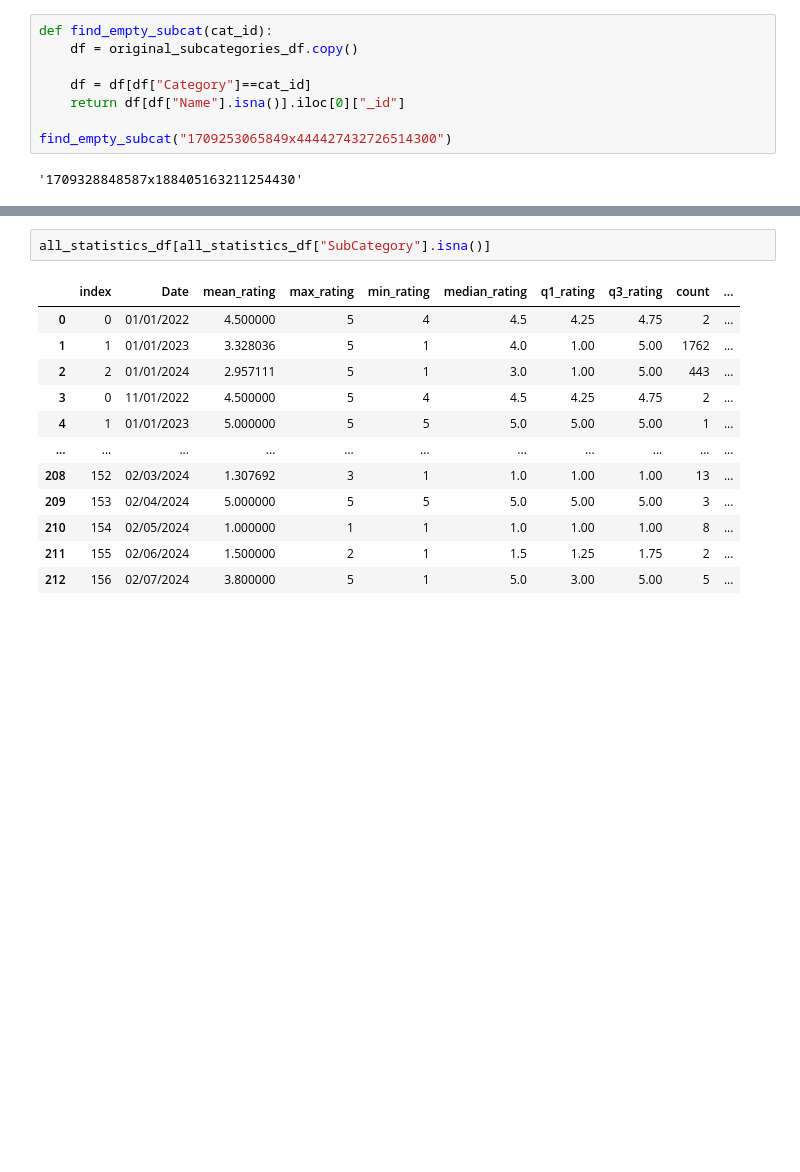
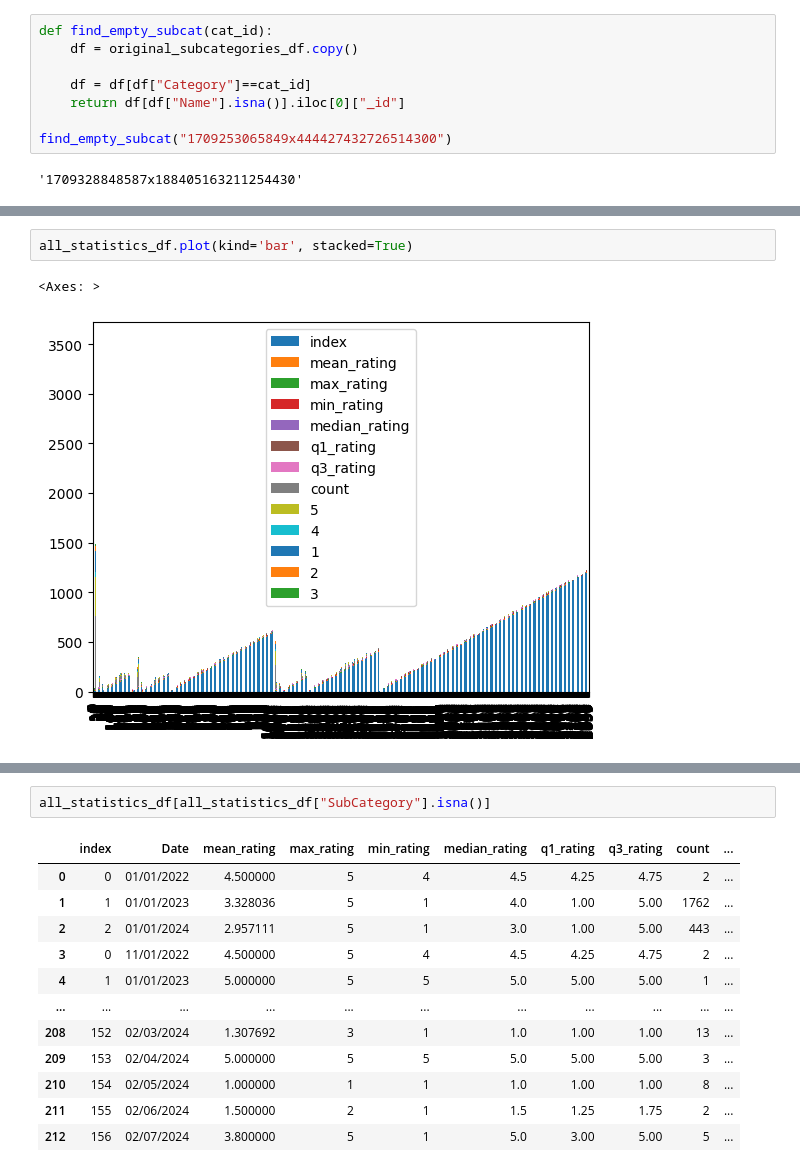
Before and after one commit to ArnaudGardille/Feedback-Analysis, a Jupyter notebook: insights_extraction_fr.ipynb, the cells around one changed output, grey strips where cells are left out. Cells and saved outputs as stored; diff of their text form; blank space fills up the shorter version.

```diff
--- a/insights_extraction_fr.ipynb
+++ b/insights_extraction_fr.ipynb
@@ -516,0 +525,5 @@ all_statistics_df
+# %%
+all_statistics_df.plot(kind='bar', stacked=True)
+# %% [output]
+<Axes: >
+[figure, added]
```
Also changed, not shown: parts of 8 cells of this notebook, 1 other file.
